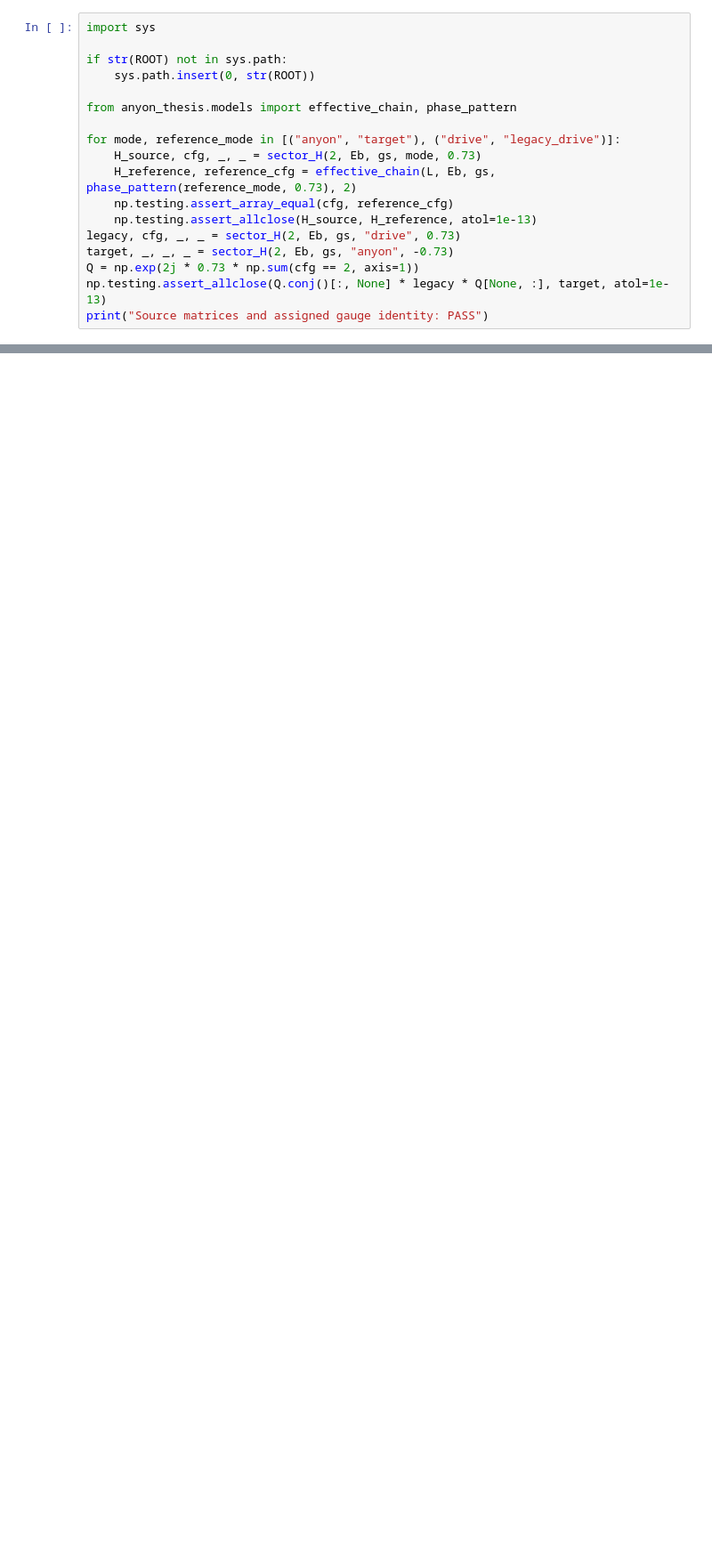
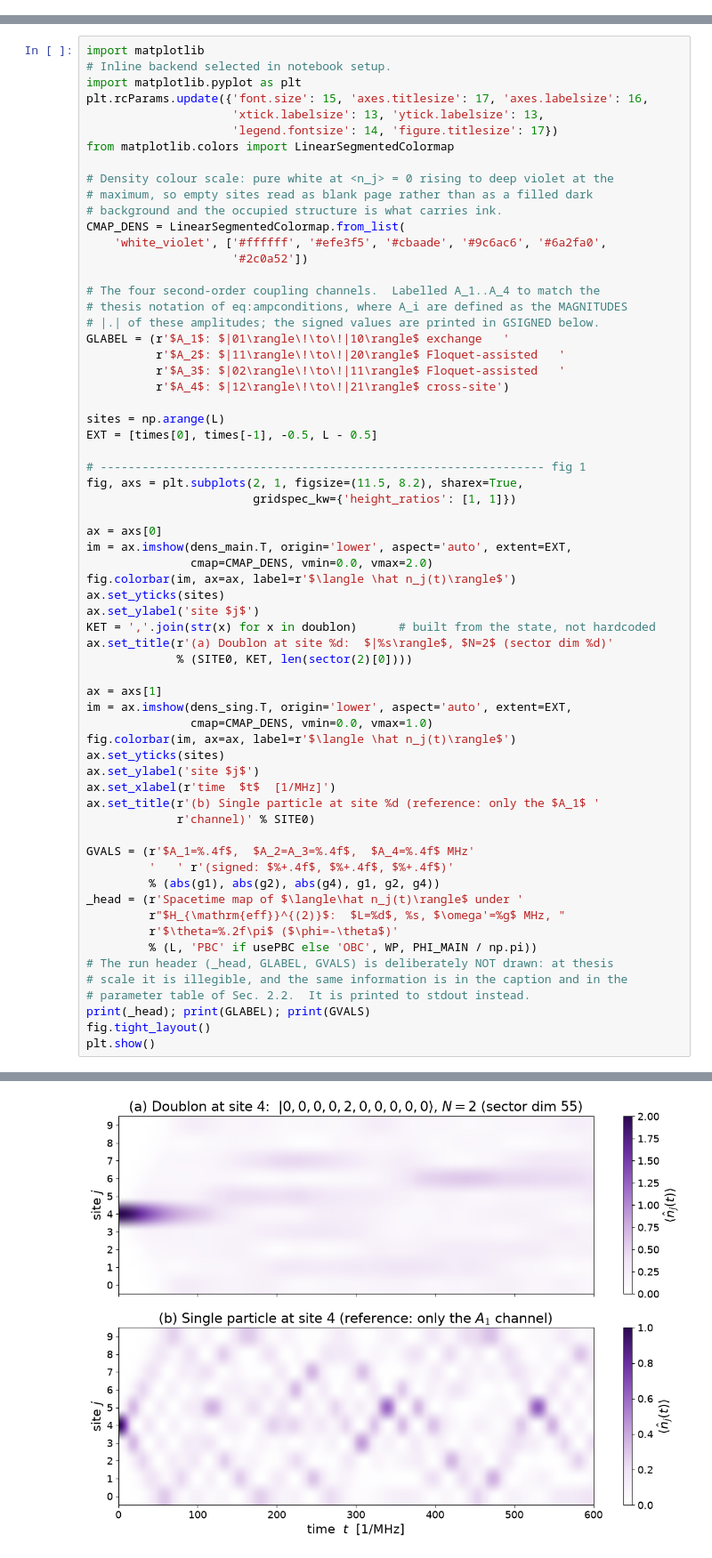
Before and after one commit to adicos0/linear-anyon-rydberg-thesis-plots, a Jupyter notebook: notebooks/03_chain_dynamics_and_phase_tests.ipynb, the cells around one changed output, grey strips where cells are left out. Shown at 89% size. Cells and saved outputs as stored; diff of their text form; blank space fills up the shorter version.

```diff
--- a/notebooks/03_chain_dynamics_and_phase_tests.ipynb
+++ b/notebooks/03_chain_dynamics_and_phase_tests.ipynb
@@ -389,18 +0,0 @@ The following cell is an implementation check. The main calculation above contai
-# %%
-import sys
-
-if str(ROOT) not in sys.path:
-    sys.path.insert(0, str(ROOT))
-
-from anyon_thesis.models import effective_chain, phase_pattern
-
-for mode, reference_mode in [("anyon", "target"), ("drive", "legacy_drive")]:
-    H_source, cfg, _, _ = sector_H(2, Eb, gs, mode, 0.73)
-    H_reference, reference_cfg = effective_chain(L, Eb, gs, phase_pattern(reference_mode, 0.73), 2)
-    np.testing.assert_array_equal(cfg, reference_cfg)
-    np.testing.assert_allclose(H_source, H_reference, atol=1e-13)
-legacy, cfg, _, _ = sector_H(2, Eb, gs, "drive", 0.73)
-target, _, _, _ = sector_H(2, Eb, gs, "anyon", -0.73)
-Q = np.exp(2j * 0.73 * np.sum(cfg == 2, axis=1))
-np.testing.assert_allclose(Q.conj()[:, None] * legacy * Q[None, :], target, atol=1e-13)
-print("Source matrices and assigned gauge identity: PASS")
@@ -421,0 +281,65 @@ labelled beside the relevant cell. No large archived job is launched implicitly.
+# %%
+import matplotlib
+# Inline backend selected in notebook setup.
+import matplotlib.pyplot as plt
+plt.rcParams.update({'font.size': 15, 'axes.titlesize': 17, 'axes.labelsize': 16,
+                     'xtick.labelsize': 13, 'ytick.labelsize': 13,
+                     'legend.fontsize': 14, 'figure.titlesize': 17})
+from matplotlib.colors import LinearSegmentedColormap
+
+# Density colour scale: pure white at <n_j> = 0 rising to deep violet at the
+# maximum, so empty sites read as blank page rather than as a filled dark
+# background and the occupied structure is what carries ink.
+CMAP_DENS = LinearSegmentedColormap.from_list(
+    'white_violet', ['#ffffff', '#efe3f5', '#cbaade', '#9c6ac6', '#6a2fa0',
+                     '#2c0a52'])
+
+# The four second-order coupling channels.  Labelled A_1..A_4 to match the
+# thesis notation of eq:ampconditions, where A_i are defined as the MAGNITUDES
+# |.| of these amplitudes; the signed values are printed in GSIGNED below.
+GLABEL = (r'$A_1$: $|01\rangle\!\to\!|10\rangle$ exchange   '
+          r'$A_2$: $|11\rangle\!\to\!|20\rangle$ Floquet-assisted   '
+          r'$A_3$: $|02\rangle\!\to\!|11\rangle$ Floquet-assisted   '
+          r'$A_4$: $|12\rangle\!\to\!|21\rangle$ cross-site')
+
+sites = np.arange(L)
+EXT = [times[0], times[-1], -0.5, L - 0.5]
+
+# ---------------------------------------------------------------- fig 1
+fig, axs = plt.subplots(2, 1, figsize=(11.5, 8.2), sharex=True,
+                        gridspec_kw={'height_ratios': [1, 1]})
+
+ax = axs[0]
+im = ax.imshow(dens_main.T, origin='lower', aspect='auto', extent=EXT,
+               cmap=CMAP_DENS, vmin=0.0, vmax=2.0)
+fig.colorbar(im, ax=ax, label=r'$\langle \hat n_j(t)\rangle$')
+ax.set_yticks(sites)
+ax.set_ylabel('site $j$')
+KET = ','.join(str(x) for x in doublon)      # built from the state, not hardcoded
+ax.set_title(r'(a) Doublon at site %d:  $|%s\rangle$, $N=2$ (sector dim %d)'
+             % (SITE0, KET, len(sector(2)[0])))
+
+ax = axs[1]
+im = ax.imshow(dens_sing.T, origin='lower', aspect='auto', extent=EXT,
+               cmap=CMAP_DENS, vmin=0.0, vmax=1.0)
+fig.colorbar(im, ax=ax, label=r'$\langle \hat n_j(t)\rangle$')
+ax.set_yticks(sites)
+ax.set_ylabel('site $j$')
+ax.set_xlabel(r'time  $t$  [1/MHz]')
+ax.set_title(r'(b) Single particle at site %d (reference: only the $A_1$ '
+             r'channel)' % SITE0)
+
+GVALS = (r'$A_1=%.4f$,  $A_2=A_3=%.4f$,  $A_4=%.4f$ MHz'
+         '   ' r'(signed: $%+.4f$, $%+.4f$, $%+.4f$)'
+         % (abs(g1), abs(g2), abs(g4), g1, g2, g4))
+_head = (r'Spacetime map of $\langle\hat n_j(t)\rangle$ under '
+         r"$H_{\mathrm{eff}}^{(2)}$:  $L=%d$, %s, $\omega'=%g$ MHz, "
+         r'$\theta=%.2f\pi$ ($\phi=-\theta$)'
+         % (L, 'PBC' if usePBC else 'OBC', WP, PHI_MAIN / np.pi))
+# The run header (_head, GLABEL, GVALS) is deliberately NOT drawn: at thesis
+# scale it is illegible, and the same information is in the caption and in the
+# parameter table of Sec. 2.2.  It is printed to stdout instead.
+print(_head); print(GLABEL); print(GVALS)
+fig.tight_layout()
+plt.show()
+# %% [output]
@@ -421,0 +349 @@ labelled beside the relevant cell. No large archived job is launched implicitly.
+[figure, added]
```
Also changed, not shown: parts of 65 cells of this notebook, 10 other files.
